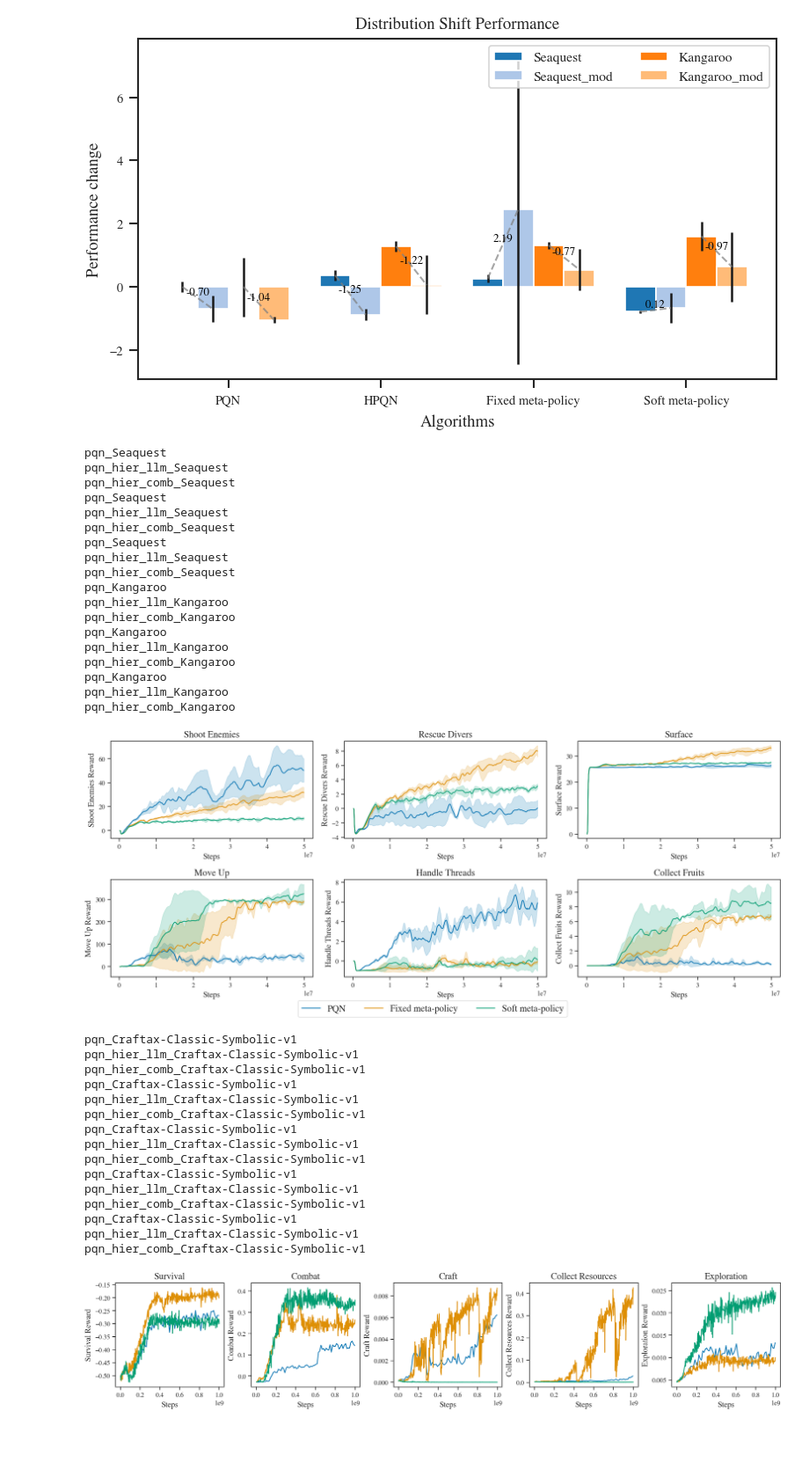
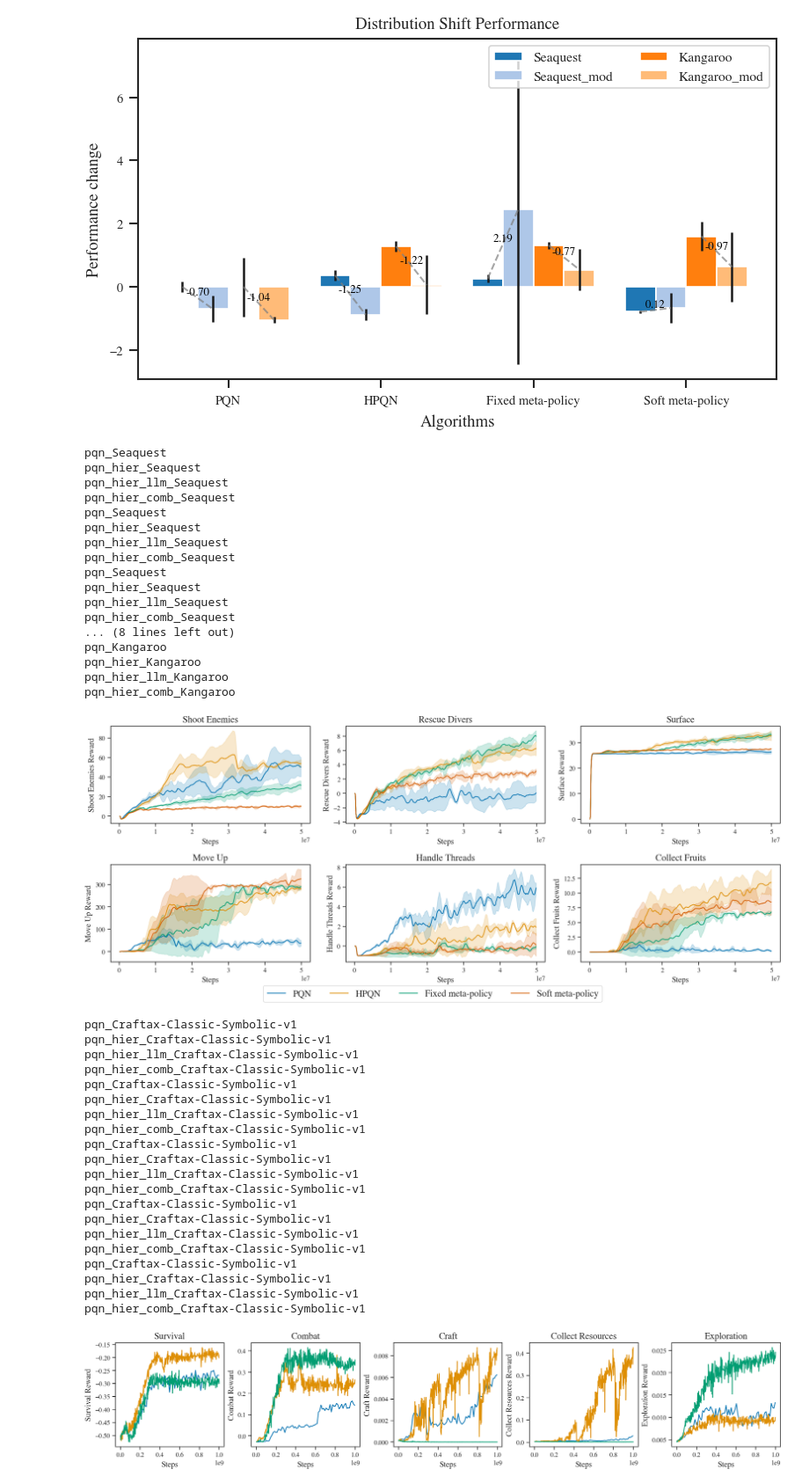
Before and after one commit to remunds/symbolic_options, a Jupyter notebook: src/symbolic_options/plots/plots.ipynb, the cells around one changed output. Shown at 88% size. Drawn from its saved outputs; the diff is of its cells as text; code cells hidden in the pictures; blank space fills up the shorter version.

Commit message:
plots

```diff
--- a/src/symbolic_options/plots/plots.ipynb
+++ b/src/symbolic_options/plots/plots.ipynb
@@ -672,7 +672,7 @@ def multi_reward_plot(df, opt_names, axes):
         # fig, ax = plt.subplots(1, 5, figsize=(25, 3))
         opts = ["opt0", "opt1", "opt2", "opt3", "opt4"]
     for i, opt in enumerate(opts):
-        single_reward_plot(df, [f"pqn_{game_name}", f"pqn_hier_llm_{game_name}", f"pqn_hier_comb_{game_name}"], opt, axes[i], opt_names[i])
+        single_reward_plot(df, [f"pqn_{game_name}", f"pqn_hier_{game_name}", f"pqn_hier_llm_{game_name}", f"pqn_hier_comb_{game_name}"], opt, axes[i], opt_names[i])
     # fig.savefig(f"multi_reward_plot_{game_name}.pdf", bbox_inches="tight")
     # plt.show()
 with plt.rc_context({
@@ -699,53 +699,57 @@ with plt.rc_context({
     fig.savefig("multi_reward_plot_seaquest_kangaroo.pdf", bbox_inches="tight")
     plt.show()
 
 with plt.rc_context({
     **bundles.neurips2024(usetex=False),
     # **axes.lines(),
     "axes.titlesize": 14,
     "axes.labelsize": 12,
     "xtick.labelsize": 10,
     "ytick.labelsize": 10,
     "legend.fontsize": 14,
     "font.size": 12
 }):
     # Craftax as separate plot
     fig, axs = plt.subplots(1, 5, figsize=(15, 3))
     craftax_opt_names = ["Survival", "Combat", "Craft", "Collect Resources", "Exploration"]
     multi_reward_plot(craftax_df, craftax_opt_names, axs)
 # %% [output]
 pqn_Seaquest
+pqn_hier_Seaquest
 pqn_hier_llm_Seaquest
 pqn_hier_comb_Seaquest
 pqn_Seaquest
+pqn_hier_Seaquest
 pqn_hier_llm_Seaquest
 pqn_hier_comb_Seaquest
 pqn_Seaquest
+pqn_hier_Seaquest
 pqn_hier_llm_Seaquest
 pqn_hier_comb_Seaquest
+... (8 lines left out)
 pqn_Kangaroo
+pqn_hier_Kangaroo
 pqn_hier_llm_Kangaroo
 pqn_hier_comb_Kangaroo
-pqn_Kangaroo
-pqn_hier_llm_Kangaroo
-pqn_hier_comb_Kangaroo
-pqn_Kangaroo
-pqn_hier_llm_Kangaroo
-pqn_hier_comb_Kangaroo
-[figure, old version]
+[figure, new version]
 pqn_Craftax-Classic-Symbolic-v1
+pqn_hier_Craftax-Classic-Symbolic-v1
 pqn_hier_llm_Craftax-Classic-Symbolic-v1
 pqn_hier_comb_Craftax-Classic-Symbolic-v1
 pqn_Craftax-Classic-Symbolic-v1
+pqn_hier_Craftax-Classic-Symbolic-v1
 pqn_hier_llm_Craftax-Classic-Symbolic-v1
 pqn_hier_comb_Craftax-Classic-Symbolic-v1
 pqn_Craftax-Classic-Symbolic-v1
+pqn_hier_Craftax-Classic-Symbolic-v1
 pqn_hier_llm_Craftax-Classic-Symbolic-v1
 pqn_hier_comb_Craftax-Classic-Symbolic-v1
 pqn_Craftax-Classic-Symbolic-v1
+pqn_hier_Craftax-Classic-Symbolic-v1
 pqn_hier_llm_Craftax-Classic-Symbolic-v1
 pqn_hier_comb_Craftax-Classic-Symbolic-v1
 pqn_Craftax-Classic-Symbolic-v1
+pqn_hier_Craftax-Classic-Symbolic-v1
 pqn_hier_llm_Craftax-Classic-Symbolic-v1
 pqn_hier_comb_Craftax-Classic-Symbolic-v1
 # %%
```
